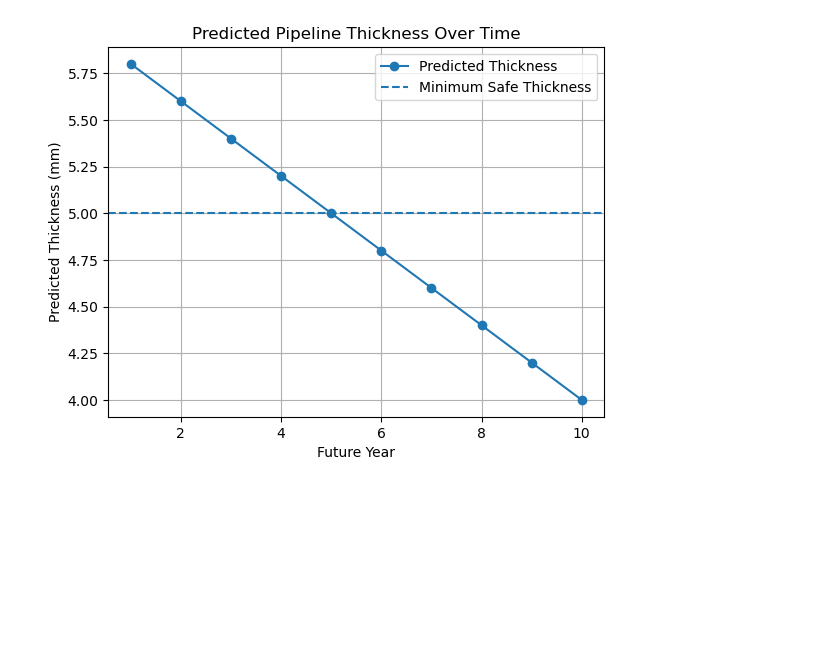
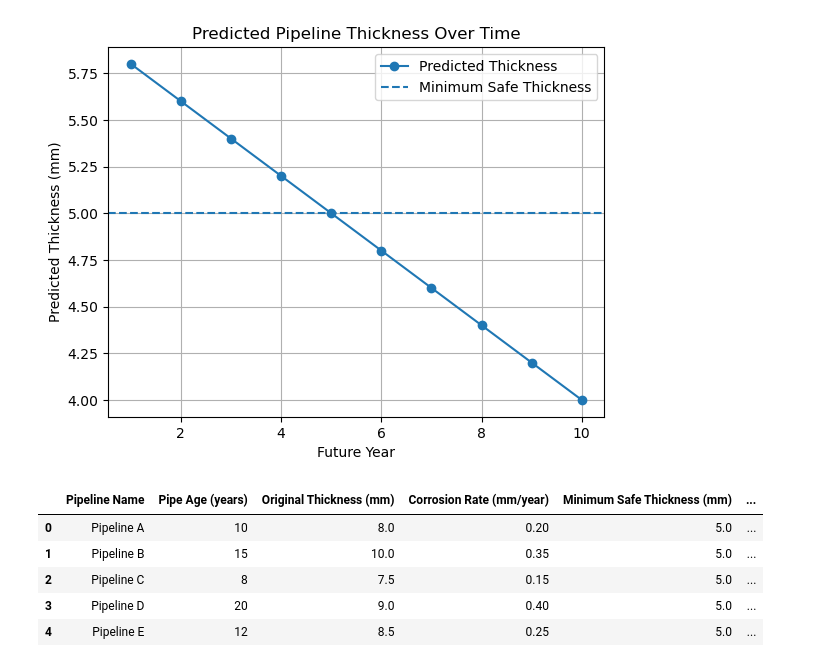
Before and after one commit to mashiwalissah7-cloud/Pipeline-Corrosion-Prediction, a Jupyter notebook: Pipeline_Corrosion_Prediction.ipynb, the cells around one changed output. Cells and saved outputs as stored; diff of their text form; code cells hidden in the pictures; blank space fills up the shorter version.

```diff
--- a/Pipeline_Corrosion_Prediction.ipynb
+++ b/Pipeline_Corrosion_Prediction.ipynb
@@ -493,3 +497,23 @@ plt.grid(True)
 plt.show()
 # %% [output]
 [figure]
+# %%
+# Section 19: Multiple Pipeline Analysis
+
+multiple_pipelines = pd.DataFrame({
+    "Pipeline Name": ["Pipeline A", "Pipeline B", "Pipeline C", "Pipeline D", "Pipeline E"],
+    "Pipe Age (years)": [10, 15, 8, 20, 12],
+    "Original Thickness (mm)": [8.0, 10.0, 7.5, 9.0, 8.5],
+    "Corrosion Rate (mm/year)": [0.2, 0.35, 0.15, 0.4, 0.25],
+    "Minimum Safe Thickness (mm)": [5.0, 5.0, 5.0, 5.0, 5.0],
+    "Consequence Level": ["HIGH", "MEDIUM", "LOW", "HIGH", "MEDIUM"]
+})
+
+multiple_pipelines
+# %% [output]
+|  | Pipeline Name | Pipe Age (years) | Original Thickness (mm) | Corrosion Rate (mm/year) | Minimum Safe Thickness (mm) | ... |
+| 0 | Pipeline A | 10 | 8.0 | 0.20 | 5.0 | ... |
+| 1 | Pipeline B | 15 | 10.0 | 0.35 | 5.0 | ... |
+| 2 | Pipeline C | 8 | 7.5 | 0.15 | 5.0 | ... |
+| 3 | Pipeline D | 20 | 9.0 | 0.40 | 5.0 | ... |
+| 4 | Pipeline E | 12 | 8.5 | 0.25 | 5.0 | ... |
```
Also changed, not shown: parts of 15 cells of this notebook.
